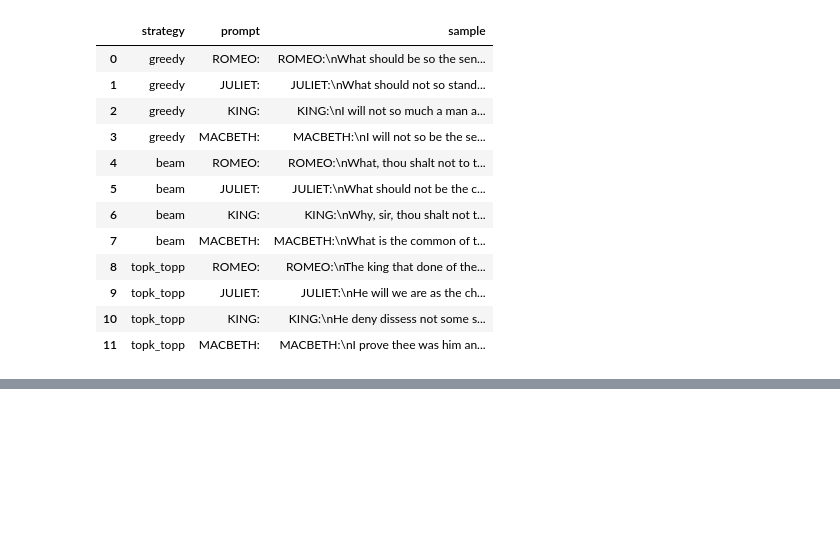
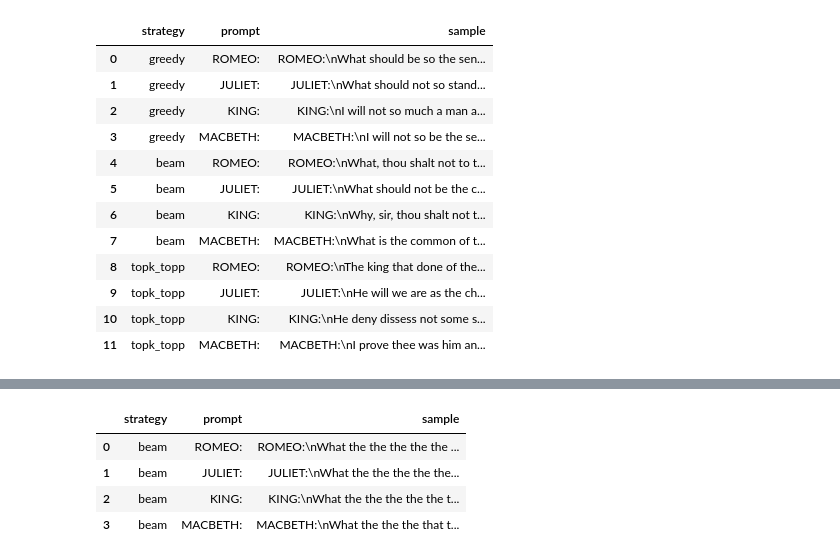
Before and after one commit to peg1163/Procesamiento_Lenguaje_Natural, a Jupyter notebook: PC3/notebooks/decoding.ipynb, the cells around one changed output, grey strips where cells are left out. Drawn from its saved outputs; the diff is of its cells as text; code cells hidden in the pictures; blank space fills up the shorter version.

```diff
--- a/PC3/notebooks/decoding.ipynb
+++ b/PC3/notebooks/decoding.ipynb
@@ -235,0 +251,15 @@ else:
+# %%
+df_beam = generate_samples(
+    model_main,
+    strategy="beam",
+    prompts=prompts,
+    max_new_tokens=200,
+    beam_size=4,
+    length_penalty=0.7,
+)
+# %% [output]
+|  | strategy | prompt | sample |
+| 0 | beam | ROMEO: | ROMEO:\nWhat the the the the the ... |
+| 1 | beam | JULIET: | JULIET:\nWhat the the the the the... |
+| 2 | beam | KING: | KING:\nWhat the the the the the t... |
+| 3 | beam | MACBETH: | MACBETH:\nWhat the the the that t... |
```
Also changed, not shown: parts of 15 cells of this notebook, 8 other files.
